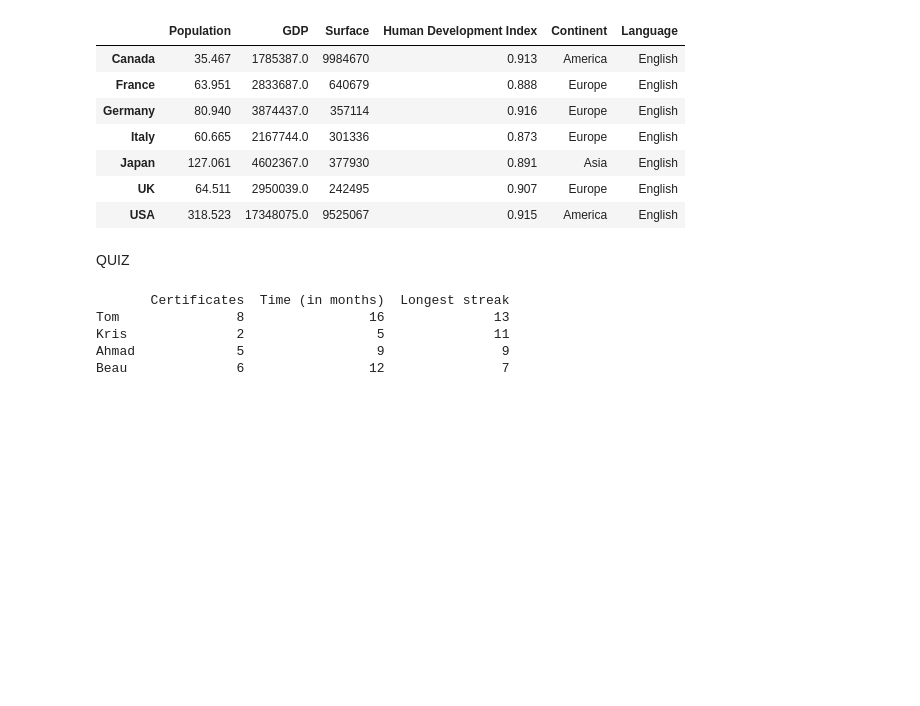
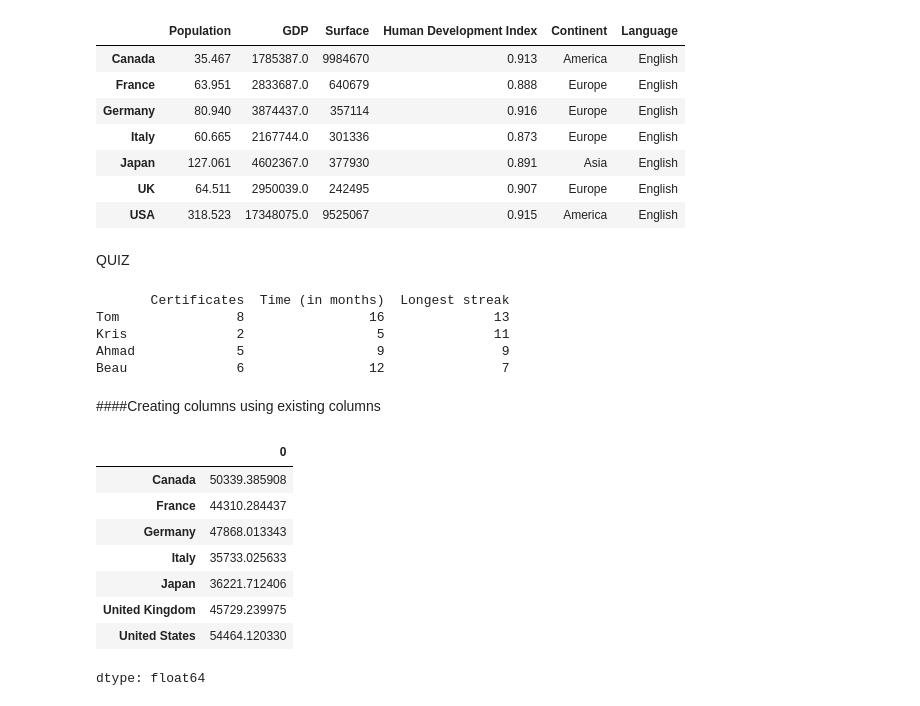
Before and after one commit to OketchOdanga/DataAnalysisWithPython, a Jupyter notebook: DataAnalysisWithPython(FreeCodecamp).ipynb, the cells around one changed output. Saved outputs shown, nothing was run; the diff lists cells and outputs as text; code cells hidden in the pictures; blank space fills up the shorter version.

Commit message:
feat: creating new columns using existing columns

```diff
--- a/DataAnalysisWithPython(FreeCodecamp).ipynb
+++ b/DataAnalysisWithPython(FreeCodecamp).ipynb
@@ -569,3 +569,19 @@ Tom               8                16              13
 Kris              2                 5              11
 Ahmad             5                 9               9
 Beau              6                12               7
+# %% [markdown]
+####Creating columns using existing columns
+# %%
+#calculating GDP per capita
+GDP_per_Capita = df['GDP'] / df['Population']
+GDP_per_Capita
+# %% [output]
+|  | 0 |
+| Canada | 50339.385908 |
+| France | 44310.284437 |
+| Germany | 47868.013343 |
+| Italy | 35733.025633 |
+| Japan | 36221.712406 |
+| United Kingdom | 45729.239975 |
+| United States | 54464.120330 |
+dtype: float64
```
Also changed, not shown: parts of 5 cells of this notebook.
